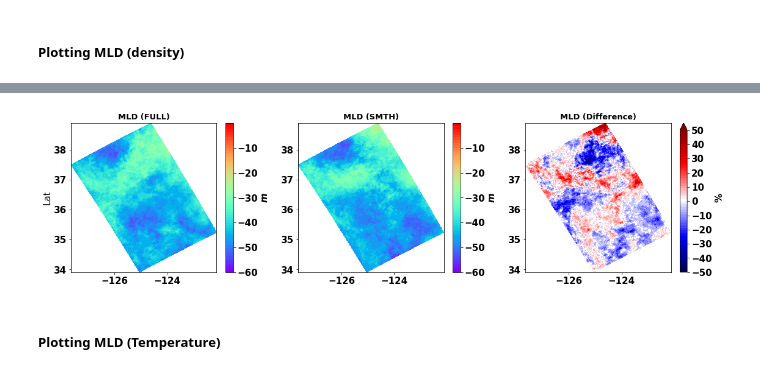
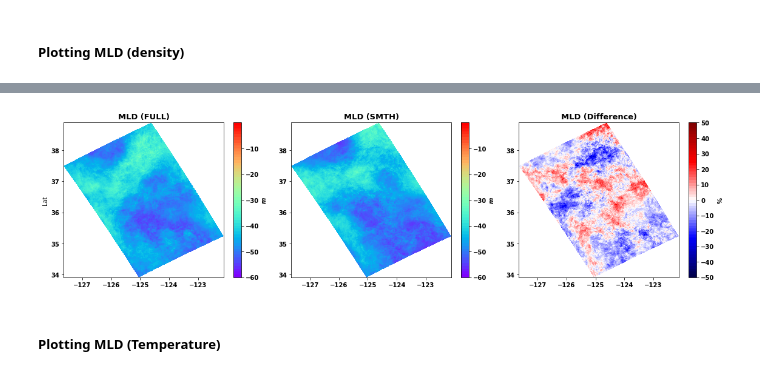
Before and after one commit to igoruchoa/FeedbackSubmeso, a Jupyter notebook: 2_CROCO/3D_CROCO.ipynb, the cells around one changed output, grey strips where cells are left out. Cells and saved outputs as stored; diff of their text form; code cells hidden in the pictures.

Commit message:
Adding regression plots and MLD fluctuations

```diff
--- a/2_CROCO/3D_CROCO.ipynb
+++ b/2_CROCO/3D_CROCO.ipynb
@@ -61,8 +57,8 @@ chunks={'time_counter':10, 'x_rho':1000, 'y_rho':1520,'s_rho':40,'s_w':40}
 #3D
 path='/data/pacific/lrenault/SASI/CROCO/'
 
-varf=xr.open_mfdataset(path + 'FULL/SASI*.nc',data_vars='minimal', chunks=chunks)
-vart=xr.open_mfdataset(path + 'SMTH/SASI*.nc',data_vars='minimal', chunks=chunks)
+varf=xr.open_mfdataset(path + 'FULL/SASI*2012*.nc',data_vars='minimal', chunks=chunks)
+vart=xr.open_mfdataset(path + 'SMTH/SASI*2012*.nc',data_vars='minimal', chunks=chunks)
 # %%
 # zf=rp.zlevs(h=varf.h.to_numpy(),zeta=varf.zeta[0].to_numpy(),
 #          theta_s=np.int(varf.theta_s),theta_b=np.int(varf.theta_b),
@@ -504,6 +500,8 @@ with ProgressBar():
     # tf=df.temp[400,:,300:-300,90:700].compute()
     # sf=df.salt[400,:,300:-300,90:700].compute()
 
-    tf=df.temp[::2*15,-20:,300:-300,90:700].mean(axis=0).compute()
-    sf=df.salt[::2*15,-20:,300:-300,90:700].mean(axis=0).compute()
+    tf=df.temp[::14,-20:,300:-300,90:700].compute()
+    sf=df.salt[::14,-20:,300:-300,90:700].compute()
+    # tf=df.temp[::4*15,-20:,300:-300,90:700].mean(axis=0).compute()
+    # sf=df.salt[::4*15,-20:,300:-300,90:700].mean(axis=0).compute()
 # %% [output]
@@ -514,6 +512,8 @@ with ProgressBar():
     # tt=dt.temp[400,:,300:-300,90:700].compute()
     # st=dt.salt[400,:,300:-300,90:700].compute()
 
-    tt=dt.temp[::2*15,-20:,300:-300,90:700].mean(axis=0).compute()
-    st=dt.salt[::2*15,-20:,300:-300,90:700].mean(axis=0).compute()
+    tt=dt.temp[::14,-20:,300:-300,90:700].compute()
+    st=dt.salt[::14,-20:,300:-300,90:700].compute()
+    # tt=dt.temp[::2*15,-20:,300:-300,90:700].mean(axis=0).compute()
+    # st=dt.salt[::2*15,-20:,300:-300,90:700].mean(axis=0).compute()
 # %% [output]
@@ -546,0 +560,6 @@ mld_int_t=calc_MLD(sig_t_int,thresh=-0.125,coo='z_rho0')
+# %%
+mlddiff=mld_int_f-mld_int_t
+mldmean=0.5*(mld_int_f + mld_int_t)
+
+norm=(mlddiff/mldmean)*100
+norm2=(mlddiff.mean(axis=1).mean(axis=1)/mldmean.mean(axis=1).mean(axis=1))*100
@@ -550,44 +638,41 @@ plt.figure(figsize=(16,8))
 lvls=np.arange(-60,0,10)
 
 plt.subplot(2,3,1)
-mld_int_f.plot(x='nav_lon_rho',y='nav_lat_rho',
+mld_int_f.mean(axis=0).plot(x='nav_lon_rho',y='nav_lat_rho',
                              cmap='rainbow',levels=np.linspace(-60,0,55),
                              cbar_kwargs={'ticks': lvls,'label':'$m$ '})
 
 plt.title(r'MLD (FULL)',fontsize=13,fontweight='bold')
 plt.xlabel('')
 plt.ylabel('Lat')
 
 plt.subplot(2,3,2)
 
-mld_int_t.plot(x='nav_lon_rho',y='nav_lat_rho',
+mld_int_t.mean(axis=0).plot(x='nav_lon_rho',y='nav_lat_rho',
                              cmap='rainbow',levels=np.linspace(-60,0,55),
                              cbar_kwargs={'ticks': lvls,'label':'$m$ '})
 plt.title(r'MLD (SMTH)',fontsize=13,fontweight='bold')
 
 plt.xlabel('')
 plt.ylabel('')
 
 
 plt.subplot(2,3,3)
 
-mlddiff=mld_int_f-mld_int_t
-mldmean=0.5*(mld_int_f + mld_int_t)
 
 
-
-((mlddiff/mldmean)*100).plot(x='nav_lon_rho',y='nav_lat_rho',
+norm.mean(axis=0).plot(x='nav_lon_rho',y='nav_lat_rho',
                              cmap='seismic',levels=np.linspace(-50,50,55),
           cbar_kwargs={'ticks':np.arange(-50,60,10),'label':r'$\%$'})
 plt.title(r'MLD (Difference)',fontsize=13,fontweight='bold')
 
 plt.xlabel('')
 plt.ylabel('')
 plt.tight_layout()
 
-plt.savefig('/homes/metogra/iufarias/Documents/figures/2_CROCO/CROCO_surface/MLD_diffs.png')
+plt.savefig('/homes/metogra/iufarias/Documents/figures/2_CROCO/CROCO_surface/MLD_diffs_4days.png')
 # %% [output]
-[figure, old version]
+[figure, new version]
 # %% [markdown]
 ##### Plotting MLD (Temperature)
 # %%
```
Also changed, not shown: parts of 7 cells of this notebook, 1 other file.
